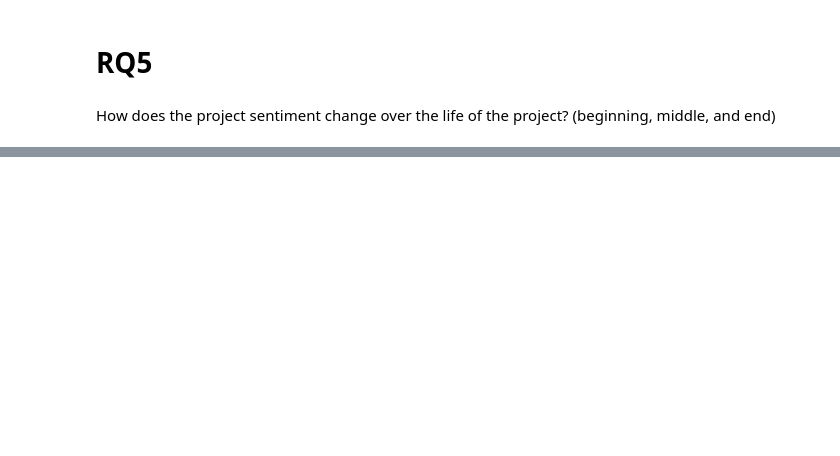
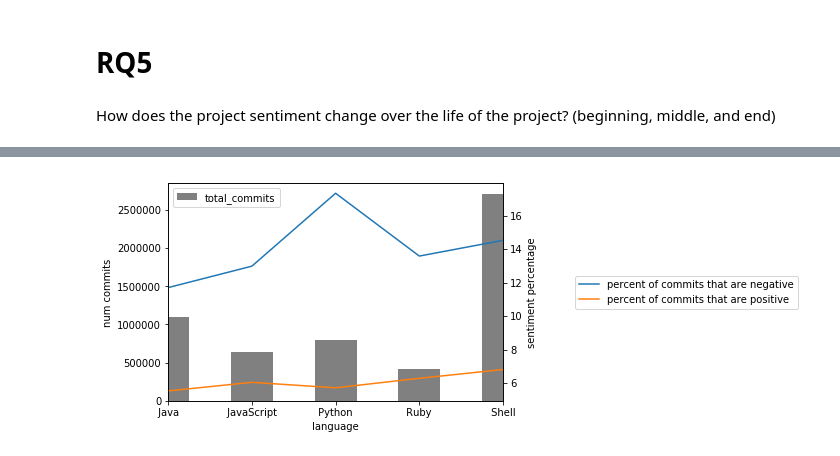
Before and after one commit to tiemonl/CSC640FinalProject, a Jupyter notebook: csc640_proj.ipynb, the cells around one changed output, grey strips where cells are left out. Saved outputs shown, nothing was run; the diff lists cells and outputs as text; code cells hidden in the pictures; blank space fills up the shorter version.

```diff
--- a/csc640_proj.ipynb
+++ b/csc640_proj.ipynb
@@ -584,0 +766,23 @@ plt.show()
+# %%
+all_lang_messages.reset_index(drop=True, inplace=True)
+strengths_all_langs.reset_index(drop=True, inplace=True)
+commit_messages_rq6 = pd.concat([all_lang_messages,strengths_all_langs],axis=1)
+#commit_messages_rq6.dropna(inplace=True)
+# %%
+commit_messages_rq6['final_sentiment'] = pd.to_numeric(commit_messages_rq6['positive_strength']) + pd.to_numeric(commit_messages_rq6['negative_strength'])
+langs = commit_messages_rq6.groupby(['language',pd.cut(commit_messages_rq6.final_sentiment, bins = [-5, -1, 0, 4], labels=['negative', 'neutral', 'positive'])]).count()
+# %%
+langs_unstacked = langs.unstack()
+langs_unstacked.columns = [' '.join(col).strip() for col in langs_unstacked.columns.values]
+langs_unstacked.reset_index(inplace=True)
+# %%
+langs_unstacked = langs_unstacked[['language','commit_id negative','commit_id neutral','commit_id positive']]
+langs_unstacked.columns = ['language','negative_commit_count','neutral_commit_count','positive_commit_count']
+
+#get the totals again
+langs_unstacked['total'] = langs_unstacked['negative_commit_count'] + langs_unstacked['neutral_commit_count'] + langs_unstacked['positive_commit_count']
+langs_unstacked['negative_pct'] = langs_unstacked['negative_commit_count'].divide(langs_unstacked['total']).multiply(100)
+langs_unstacked['neutral_pct'] = langs_unstacked['neutral_commit_count'].divide(langs_unstacked['total']).multiply(100)
+langs_unstacked['positive_pct'] = langs_unstacked['positive_commit_count'].divide(langs_unstacked['total']).multiply(100)
+
+langs_unstacked
@@ -584,0 +796,10 @@ plt.show()
+# %%
+ax = langs_unstacked.plot.bar(x='language', y='total', color='grey', label='total_commits')
+ax2 = langs_unstacked['negative_pct'].plot(secondary_y=True, label='percent of commits that are negative')
+ax3 = langs_unstacked['positive_pct'].plot(secondary_y=True, label='percent of commits that are positive')
+ax.set_ylabel('num commits')
+ax2.set_ylabel('sentiment percentage')
+plt.legend(loc='center left', bbox_to_anchor=(1.2, 0.5))
+plt.show()
+# %% [output]
+[figure, added]
```
Also changed, not shown: parts of 37 cells of this notebook.
